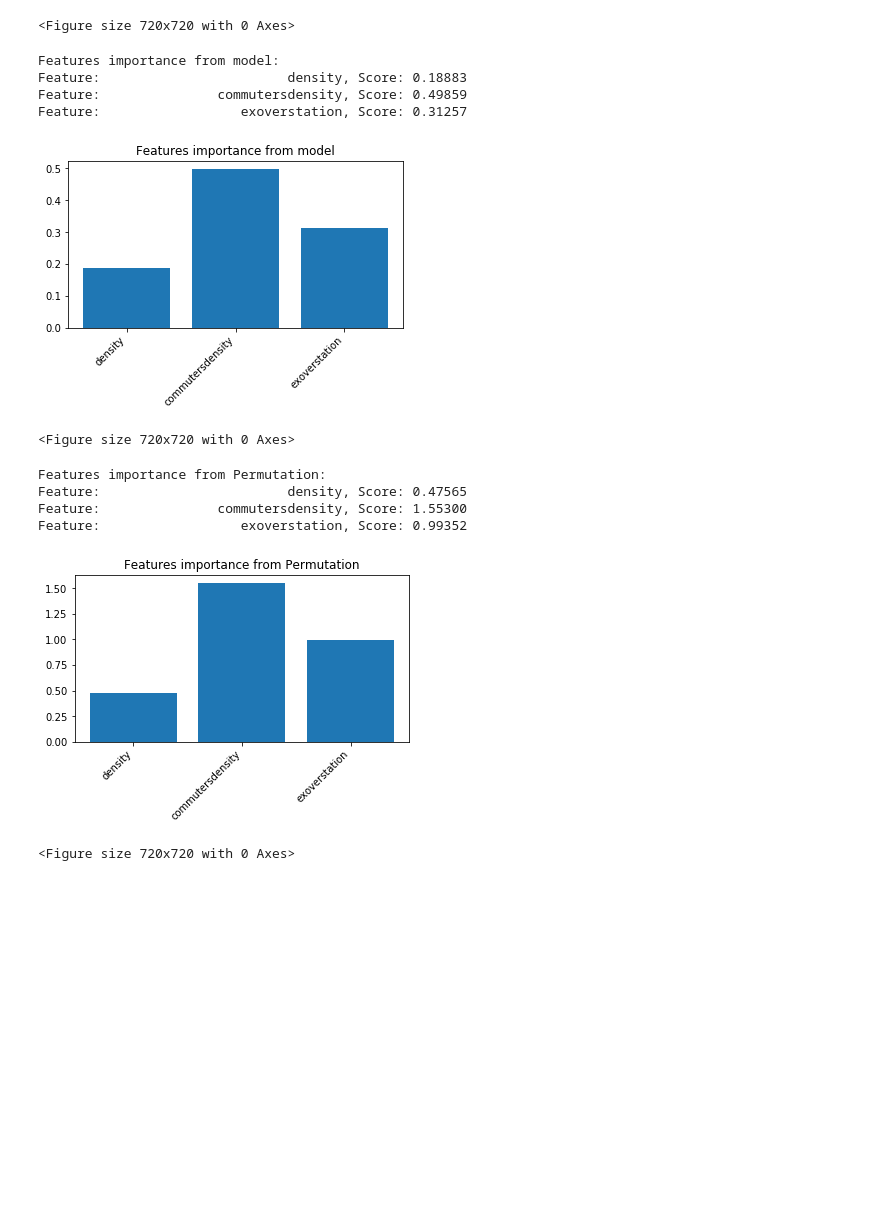
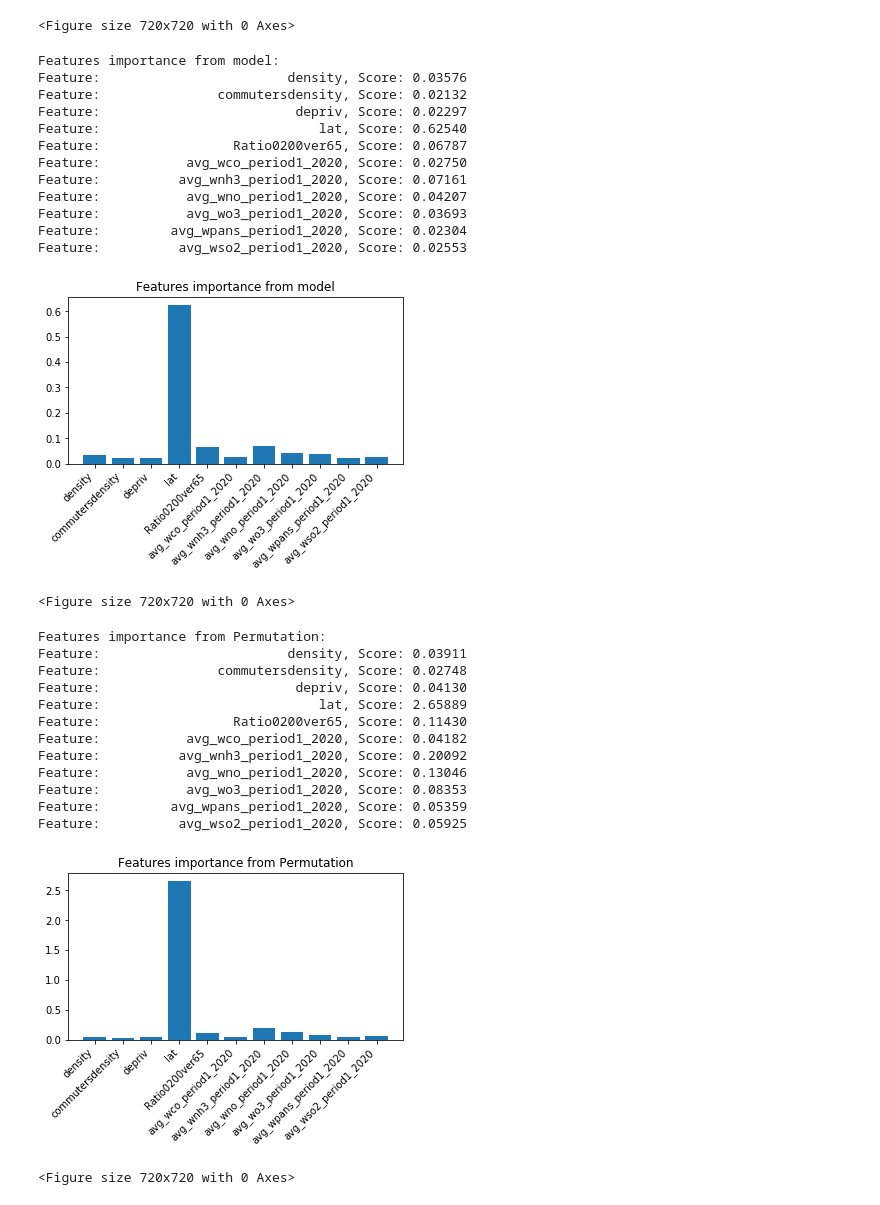
Before and after one commit to PLANET-CSN5/static_ML_analysis, a Jupyter notebook: matandmethods.ipynb, the cells around one changed output. Drawn from its saved outputs; the diff is of its cells as text; code cells hidden in the pictures; blank space fills up the shorter version.

```diff
--- a/matandmethods.ipynb
+++ b/matandmethods.ipynb
@@ -227,7 +227,9 @@ for prov in provincelist:
     Exceedances = datapaper[datapaper["prov"] == prov]["Exceedances"].values[0]
     StationsNum = datapaper[datapaper["prov"] == prov]["StationsNum"].values[0]
 
+    #if diff < 5.0 :
     if cases > 0.0 and diff < 5.0 and StationsNum > 0:
+    #if cases > 0.0 and diff < 5.0:
         counter += 1
         print(counter, prov)
 
@@ -256,8 +258,13 @@ for idx, prov in enumerate(provincelist):
 
     ycasi = cases/popolazione
 
+    #if diff < 5.0:
     if cases > 0.0 and diff < 5.0 and StationsNum > 0:
-        ylogpropcasi.append(math.log(ycasi)) # atural logarithm of different numbers
+    #if cases > 0.0 and diff < 5.0:
+        if ycasi == 0.0:
+           ylogpropcasi.append(-13.0)
+        else:
+            ylogpropcasi.append(math.log(ycasi)) # atural logarithm of different numbers
 
         selected = copernico[copernico["prov"] == prov]
 
@@ -278,7 +285,7 @@ for idx, prov in enumerate(provincelist):
             val = selected[fn].values[0]
             features_dict[fn][i] = val
 
-        features_dict["exoverstation"][i] = Exceedances/StationsNum
+        #features_dict["exoverstation"][i] = Exceedances/StationsNum
 
 
         i = i + 1
@@ -372,10 +379,12 @@ Highly correlated removing        avg_wpm2p5_period1_2020
       avg_wco_period1_2020
       avg_wpm10_period1_2020
 # %%
-finalfeaturestobeused = "density,commutersdensity,exoverstation"
-features = finalfeaturestobeused.split(",")
+#finalfeaturestobeused = "density,commutersdensity,exoverstation"
+#features = finalfeaturestobeused.split(",")
+#listostack = [features_dict[v] for v in features]
 
 listostack = [features_dict[v] for v in features]
+
 X = np.column_stack (listostack)
 Y = np.asanyarray(ylogpropcasi)
 
@@ -390,13 +399,29 @@ Training set average RMSE:  0.40880  0.03508
 <Figure size 720x720 with 0 Axes>
 Features importance from model:
-Feature:                        density, Score: 0.18883
-Feature:               commutersdensity, Score: 0.49859
-Feature:                  exoverstation, Score: 0.31257
+Feature:                        density, Score: 0.03576
+Feature:               commutersdensity, Score: 0.02132
+Feature:                         depriv, Score: 0.02297
+Feature:                            lat, Score: 0.62540
+Feature:                 Ratio0200ver65, Score: 0.06787
+Feature:           avg_wco_period1_2020, Score: 0.02750
+Feature:          avg_wnh3_period1_2020, Score: 0.07161
+Feature:           avg_wno_period1_2020, Score: 0.04207
+Feature:           avg_wo3_period1_2020, Score: 0.03693
+Feature:         avg_wpans_period1_2020, Score: 0.02304
+Feature:          avg_wso2_period1_2020, Score: 0.02553
-[figure, old version]
+[figure, new version]
 <Figure size 720x720 with 0 Axes>
 Features importance from Permutation:
-Feature:                        density, Score: 0.47565
-Feature:               commutersdensity, Score: 1.55300
-Feature:                  exoverstation, Score: 0.99352
+Feature:                        density, Score: 0.03911
+Feature:               commutersdensity, Score: 0.02748
+Feature:                         depriv, Score: 0.04130
+Feature:                            lat, Score: 2.65889
+Feature:                 Ratio0200ver65, Score: 0.11430
+Feature:           avg_wco_period1_2020, Score: 0.04182
+Feature:          avg_wnh3_period1_2020, Score: 0.20092
+Feature:           avg_wno_period1_2020, Score: 0.13046
+Feature:           avg_wo3_period1_2020, Score: 0.08353
+Feature:         avg_wpans_period1_2020, Score: 0.05359
+Feature:          avg_wso2_period1_2020, Score: 0.05925
-[figure, old version]
+[figure, new version]
 <Figure size 720x720 with 0 Axes>
```
Also changed, not shown: parts of 4 cells of this notebook.
